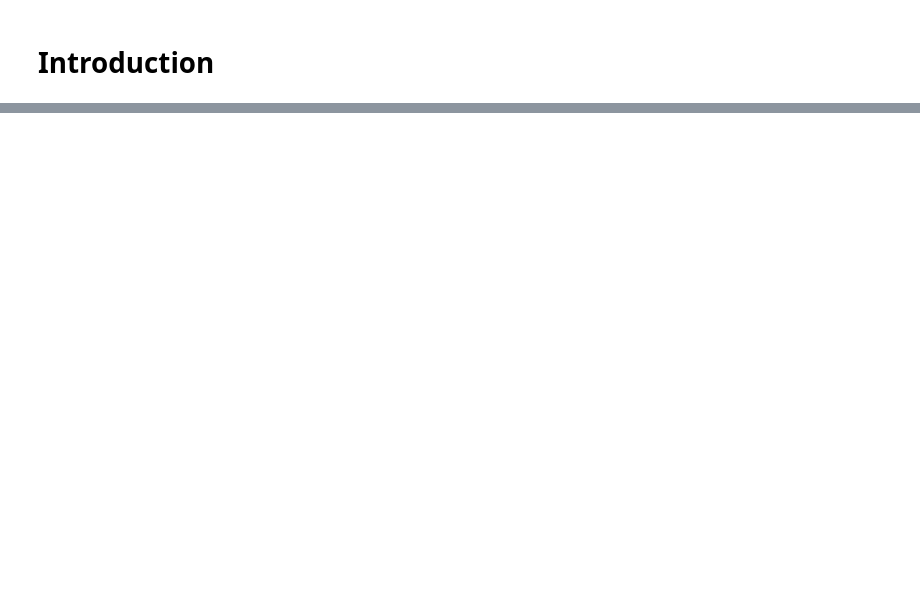
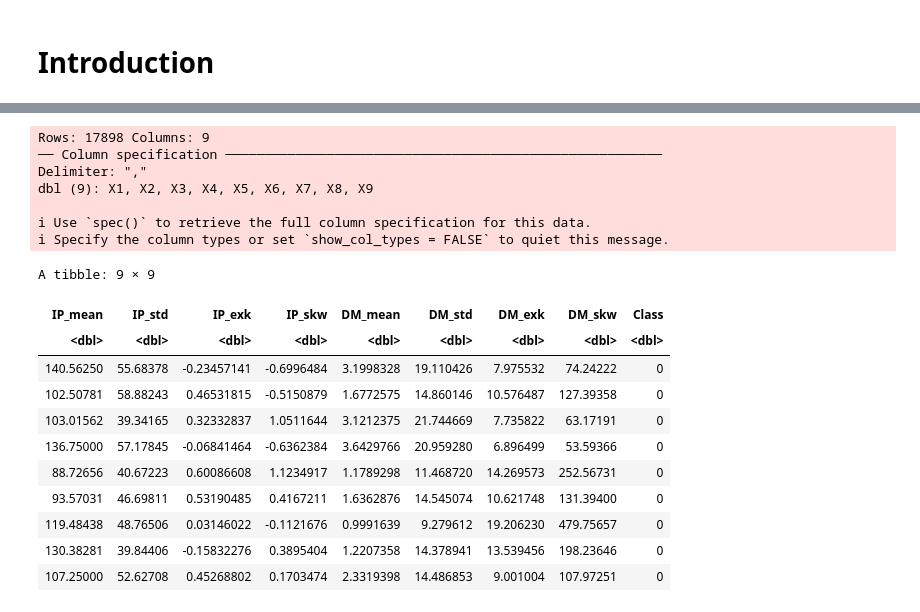
Before and after one commit to natashawong03/dsci100_group_project, a Jupyter notebook: TBgroupproject.ipynb, the cells around one changed output, grey strips where cells are left out. Drawn from its saved outputs; the diff is of its cells as text; code cells hidden in the pictures; blank space fills up the shorter version.

```diff
--- a/TBgroupproject.ipynb
+++ b/TBgroupproject.ipynb
@@ -102,0 +17,37 @@ library(tidyverse)
+# %%
+#reading data in from the web and making sure it is tidy
+
+star_data <- read_csv("https://raw.githubusercontent.com/natashawong03/dsci100_group_project/main/Stars.csv", col_names = FALSE)
+
+star_data <- rename(star_data,
+IP_mean = X1,
+IP_std = X2,
+IP_exk = X3,
+IP_skw = X4,
+DM_mean = X5,
+DM_std = X6,
+DM_exk = X7,
+DM_skw = X8,
+Class = X9)
+
+head(star_data, n=9)
+# %% [output]
+Rows: 17898 Columns: 9
+── Column specification ────────────────────────────────────────────────────────
+Delimiter: ","
+dbl (9): X1, X2, X3, X4, X5, X6, X7, X8, X9
+
+ℹ Use `spec()` to retrieve the full column specification for this data.
+ℹ Specify the column types or set `show_col_types = FALSE` to quiet this message.
+A tibble: 9 × 9
+| IP_mean | IP_std | IP_exk | IP_skw | DM_mean | DM_std | DM_exk | DM_skw | Class |
+| <dbl> | <dbl> | <dbl> | <dbl> | <dbl> | <dbl> | <dbl> | <dbl> | <dbl> |
+| 140.56250 | 55.68378 | -0.23457141 | -0.6996484 | 3.1998328 | 19.110426 | 7.975532 | 74.24222 | 0 |
+| 102.50781 | 58.88243 | 0.46531815 | -0.5150879 | 1.6772575 | 14.860146 | 10.576487 | 127.39358 | 0 |
+| 103.01562 | 39.34165 | 0.32332837 | 1.0511644 | 3.1212375 | 21.744669 | 7.735822 | 63.17191 | 0 |
+| 136.75000 | 57.17845 | -0.06841464 | -0.6362384 | 3.6429766 | 20.959280 | 6.896499 | 53.59366 | 0 |
+| 88.72656 | 40.67223 | 0.60086608 | 1.1234917 | 1.1789298 | 11.468720 | 14.269573 | 252.56731 | 0 |
+| 93.57031 | 46.69811 | 0.53190485 | 0.4167211 | 1.6362876 | 14.545074 | 10.621748 | 131.39400 | 0 |
+| 119.48438 | 48.76506 | 0.03146022 | -0.1121676 | 0.9991639 | 9.279612 | 19.206230 | 479.75657 | 0 |
+| 130.38281 | 39.84406 | -0.15832276 | 0.3895404 | 1.2207358 | 14.378941 | 13.539456 | 198.23646 | 0 |
+| 107.25000 | 52.62708 | 0.45268802 | 0.1703474 | 2.3319398 | 14.486853 | 9.001004 | 107.97251 | 0 |
```
Also changed, not shown: parts of 19 cells of this notebook.
